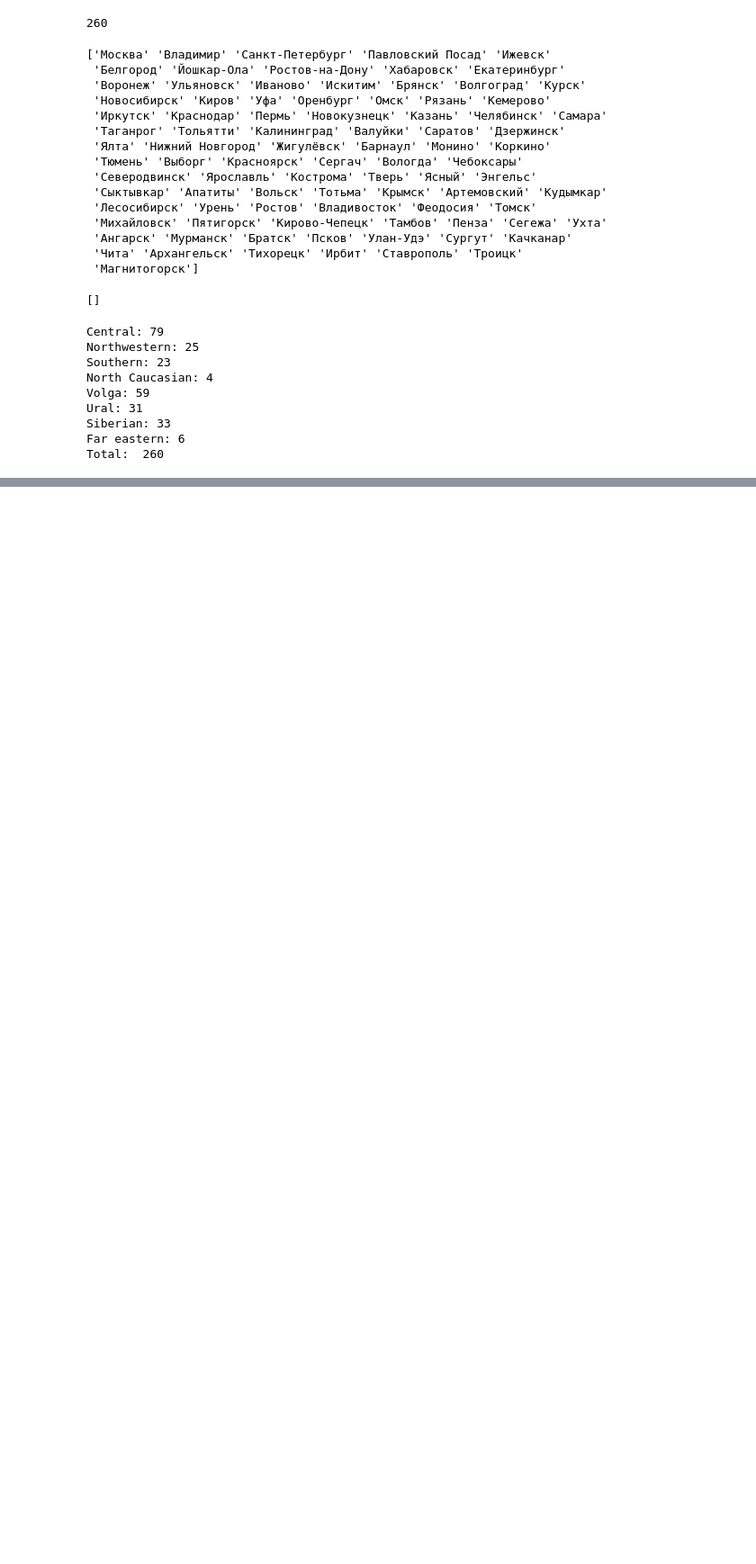
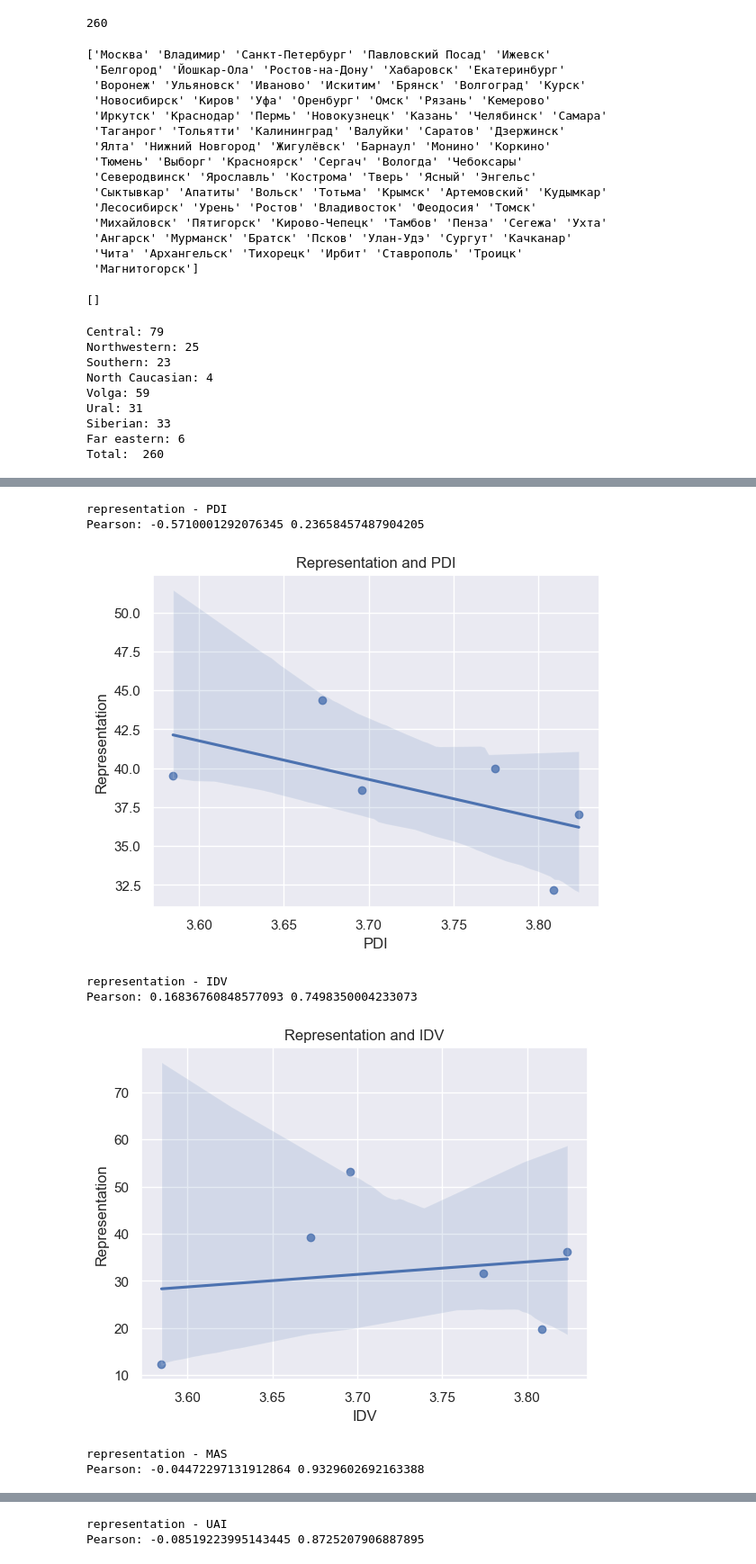
Before and after one commit to konevre/Thesis-Data-Analysis, a Jupyter notebook: Без названия.ipynb, the cells around one changed output, grey strips where cells are left out. Shown at 90% size. Drawn from its saved outputs; the diff is of its cells as text; code cells hidden in the pictures; blank space fills up the shorter version.

```diff
--- a/Без названия.ipynb
+++ b/Без названия.ipynb
@@ -206,0 +252,69 @@ siberian_lbdq = clean_lbdq(siberian)
+# %%
+# columns of interest in central_lbdq
+lbdq_cols = ["representation", "reconciliation", "uncertainty", "persuasion", "structure", "freedom", "role", "consideration", "production", "prediction", "integration", "superior"]
+
+# columns of interest in central_vsm
+vsm_cols = ["PDI", "IDV", "MAS", "UAI", "LTO", "IVR", "MON"]
+
+for lbdq_col in lbdq_cols:
+    for vsm_col in vsm_cols:
+        x = [
+            central_lbdq[lbdq_col].mean(),
+            northwestern_lbdq[lbdq_col].mean(),
+            southern_lbdq[lbdq_col].mean(),
+            volga_lbdq[lbdq_col].mean(),
+            ural_lbdq[lbdq_col].mean(),
+            siberian_lbdq[lbdq_col].mean(),
+        ]
+
+        y = [
+            central_vsm[vsm_col].mean(),
+            northwestern_vsm[vsm_col].mean(),
+            southern_vsm[vsm_col].mean(),
+            volga_vsm[vsm_col].mean(),
+            ural_vsm[vsm_col].mean(),
+            siberian_vsm[vsm_col].mean(),
+        ]
+
+
+        pearson = scipy.stats.pearsonr(x, y)
+        spearman = scipy.stats.spearmanr(x, y)
+        slope, intercept, r, p, std_err = stats.linregress(x, y)
+        print(f"{lbdq_col} - {vsm_col}")
+        print('Pearson:', *pearson)
+#         print('Spearman:', *spearman)
+#         print('LinReg:', 'Slope:', slope, 'Intercept:',intercept, 'R:', r, 'Pvalue:', p,'std_err:', std_err)
+#         r ** 2
+        print("")
+
+        # PLOTTING
+        sns.set_theme(color_codes=True)
+        g = sns.regplot(x=x, y=y)
+        g.set_title(f"{lbdq_col.capitalize()} and {vsm_col}");
+        g.set(xlabel=f"{vsm_col}",
+              ylabel=f"{lbdq_col.capitalize()}");
+#         plt.savefig('pdi-con.png', dpi=300)
+        plt.show()
+
+
+# calculate the means for each column of interest
+# x = [central_lbdq[col].mean() for col in lbdq_cols]
+# y = [central_vsm[col].mean() for col in vsm_cols]
+
+# print(y)
+
+# # calculate Pearson and Spearman correlations
+# pearson = scipy.stats.pearsonr(x, y)
+# spearman = scipy.stats.spearmanr(x, y)
+
+# # calculate linear regression slope, intercept, r, p, and std_err
+# slope, intercept, r, p, std_err = stats.linregress(x, y)
+# %% [output]
+representation - PDI
+Pearson: -0.5710001292076345 0.23658457487904205
+[figure, added]
+representation - IDV
+Pearson: 0.16836760848577093 0.7498350004233073
+[figure, added]
+representation - MAS
+Pearson: -0.04472297131912864 0.9329602692163388
@@ -206,0 +322,2 @@ siberian_lbdq = clean_lbdq(siberian)
+representation - UAI
+Pearson: -0.08519223995143445 0.8725207906887895
```
Also changed, not shown: parts of 16 cells of this notebook, 3 other files.
